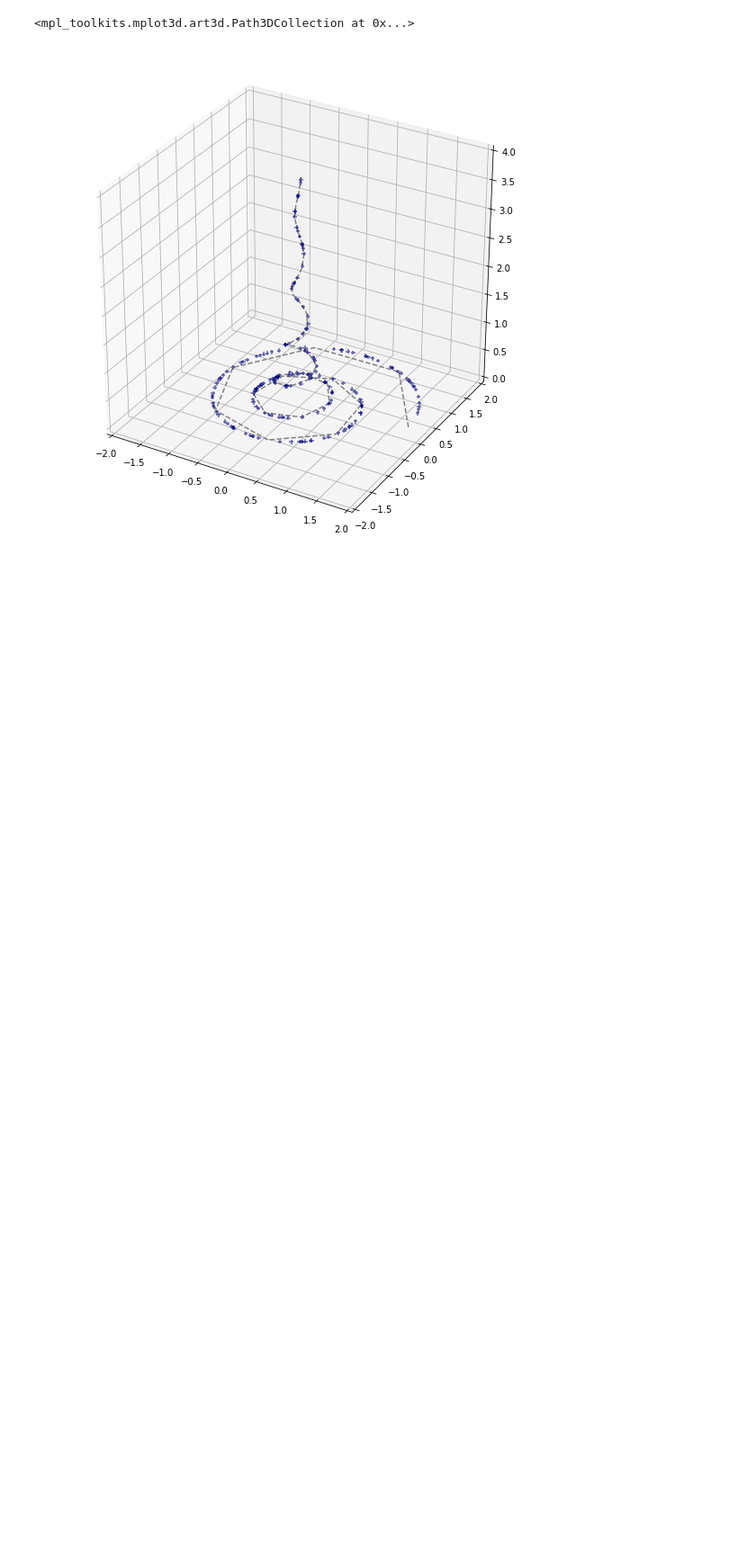
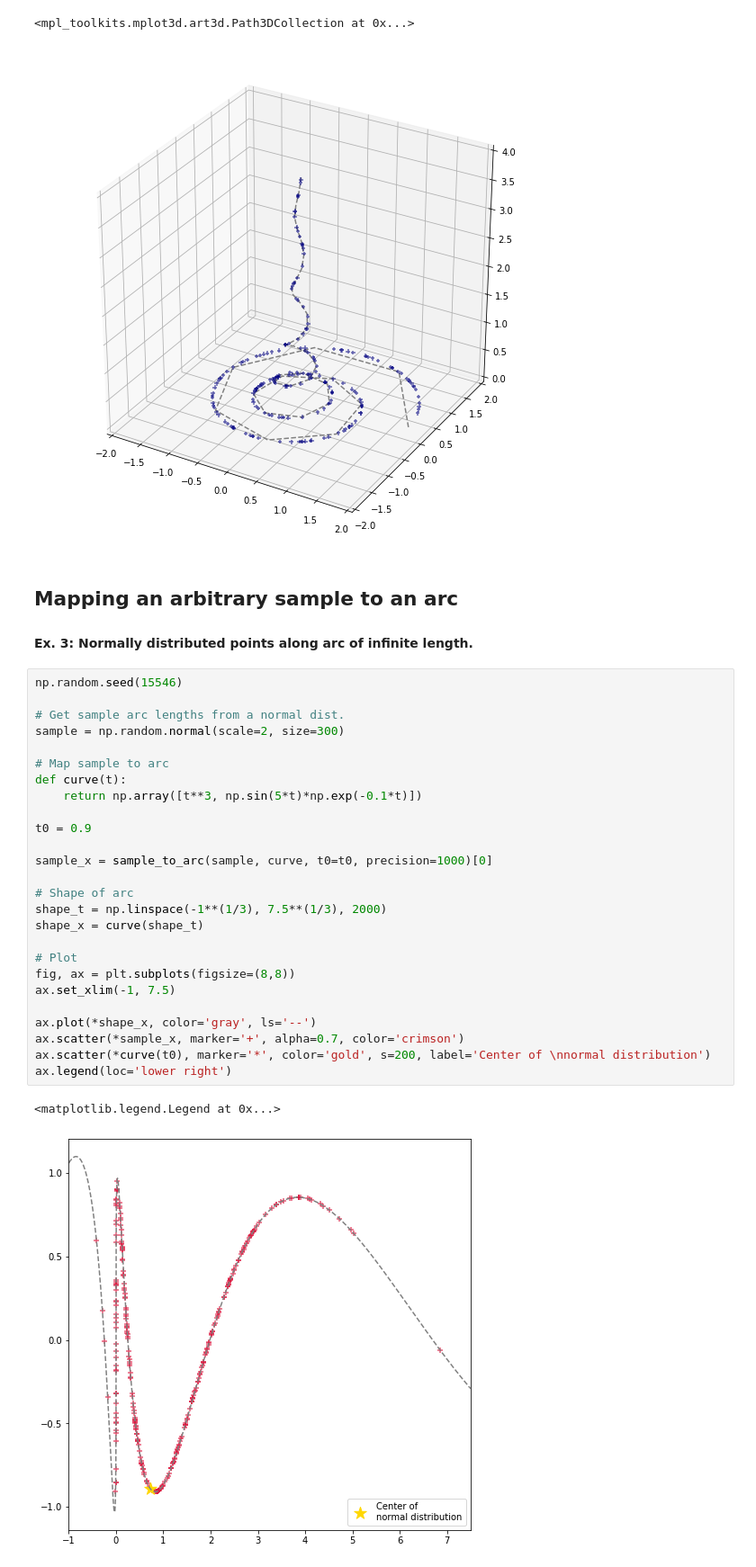
Before and after one commit to maxkapur/param_tools, a Jupyter notebook: examples.ipynb, the cells around one changed output. Shown at 90% size. Cells and saved outputs as stored; diff of their text form; blank space fills up the shorter version.

Commit message:
sample_to_arc()

```diff
--- a/examples.ipynb
+++ b/examples.ipynb
@@ -71,6 +71,39 @@ ax.scatter(*x, marker='+', alpha=0.6, color='navy')
 # %% [output]
 <mpl_toolkits.mplot3d.art3d.Path3DCollection at 0x...>
 [figure]
+# %% [markdown]
+## Mapping an arbitrary sample to an arc
+
+#### Ex. 3: Normally distributed points along arc of infinite length.
+# %%
+np.random.seed(15546)
+
+# Get sample arc lengths from a normal dist.
+sample = np.random.normal(scale=2, size=300)
+
+# Map sample to arc
+def curve(t):
+    return np.array([t**3, np.sin(5*t)*np.exp(-0.1*t)])
+
+t0 = 0.9
+
+sample_x = sample_to_arc(sample, curve, t0=t0, precision=1000)[0]
+
+# Shape of arc
+shape_t = np.linspace(-1**(1/3), 7.5**(1/3), 2000)
+shape_x = curve(shape_t)
+
+# Plot
+fig, ax = plt.subplots(figsize=(8,8))
+ax.set_xlim(-1, 7.5)
+
+ax.plot(*shape_x, color='gray', ls='--')
+ax.scatter(*sample_x, marker='+', alpha=0.7, color='crimson')
+ax.scatter(*curve(t0), marker='*', color='gold', s=200, label='Center of \nnormal distribution')
+ax.legend(loc='lower right')
+# %% [output]
+<matplotlib.legend.Legend at 0x...>
+[figure, added]
 # %% [markdown]
 ## Generating uniformly distributed random points on a surface
 
```
Also changed, not shown: parts of 6 cells of this notebook, 2 other files.
